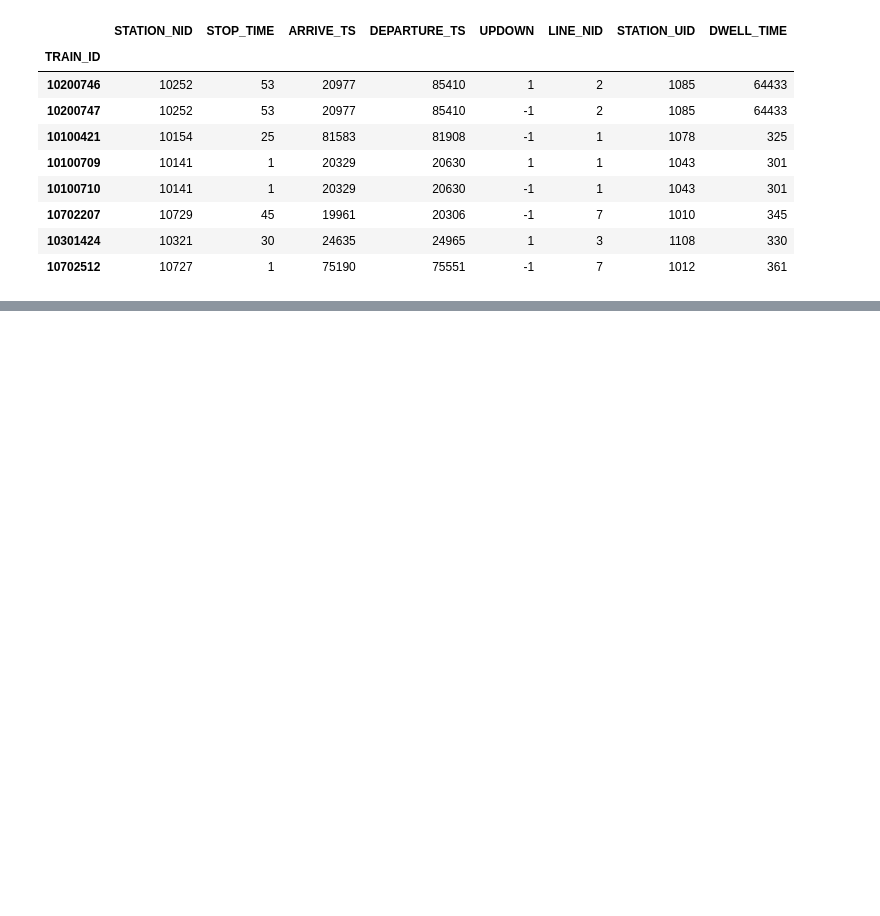
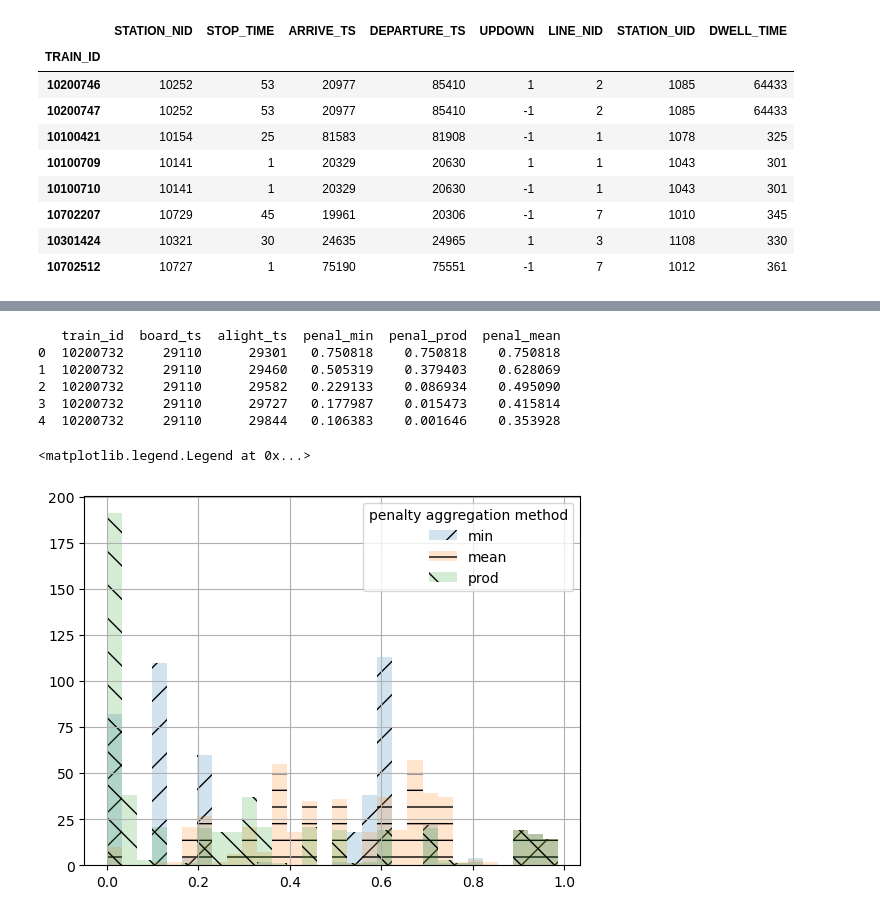
Before and after one commit to sunnysun711/PTIM, a Jupyter notebook: test.ipynb, the cells around one changed output, grey strips where cells are left out. Cells and saved outputs as stored; diff of their text form; code cells hidden in the pictures; blank space fills up the shorter version.

```diff
--- a/test.ipynb
+++ b/test.ipynb
@@ -185,0 +228,15 @@ tt[(tt["DEPARTURE_TS"] - tt["STOP_TIME"] != tt["ARRIVE_TS"]) & (tt['DWELL_TIME']
+# %%
+from src.timetable import find_overload_train_section, get_ti2c, reset_ti2c
+from src.congest_penal import build_penalty_df, _build_penalty_dict_array
+
+import matplotlib.pyplot as plt
+
+# reset TI2C
+reset_ti2c()
+config.CONFIG["parameters"]["TRAIN_A_AREA"] = 52
+config.CONFIG["parameters"]["TRAIN_B_AREA"] = 52
+get_ti2c()
+print("capacities: ", [i for i in get_ti2c().values()][0])
+
+overload_train_section = find_overload_train_section(read_all("assigned", show_timer=False))
+overload_train_section
@@ -185,0 +303,21 @@ tt[(tt["DEPARTURE_TS"] - tt["STOP_TIME"] != tt["ARRIVE_TS"]) & (tt['DWELL_TIME']
+# %%
+df_pn1 = build_penalty_df(overload_train_section=overload_train_section, penal_func_type="x", penal_agg_method="min", )
+df_pn2 = build_penalty_df(overload_train_section=overload_train_section, penal_func_type="x", penal_agg_method="prod", )
+df_pn3 = build_penalty_df(overload_train_section=overload_train_section, penal_func_type="x", penal_agg_method="mean", )
+
+df = pd.concat([df_pn1, df_pn2.iloc[:, -1], df_pn3.iloc[:, -1]], axis=1)
+df.columns=["train_id", "board_ts", "alight_ts", "penal_min", "penal_prod", "penal_mean"]
+print(df.head())
+df["penal_min"].hist( bins=30, label="min" , alpha=0.2, hatch="/")
+df["penal_mean"].hist(bins=30, label="mean", alpha=0.2, hatch="-")
+df["penal_prod"].hist(bins=30, label="prod", alpha=0.2, hatch="\\")
+plt.legend(title="penalty aggregation method")
+# %% [output]
+   train_id  board_ts  alight_ts  penal_min  penal_prod  penal_mean
+0  10200732     29110      29301   0.750818    0.750818    0.750818
+1  10200732     29110      29460   0.505319    0.379403    0.628069
+2  10200732     29110      29582   0.229133    0.086934    0.495090
+3  10200732     29110      29727   0.177987    0.015473    0.415814
+4  10200732     29110      29844   0.106383    0.001646    0.353928
+<matplotlib.legend.Legend at 0x...>
+[figure, added]
```
Also changed, not shown: parts of 16 cells of this notebook, 5 other files.
